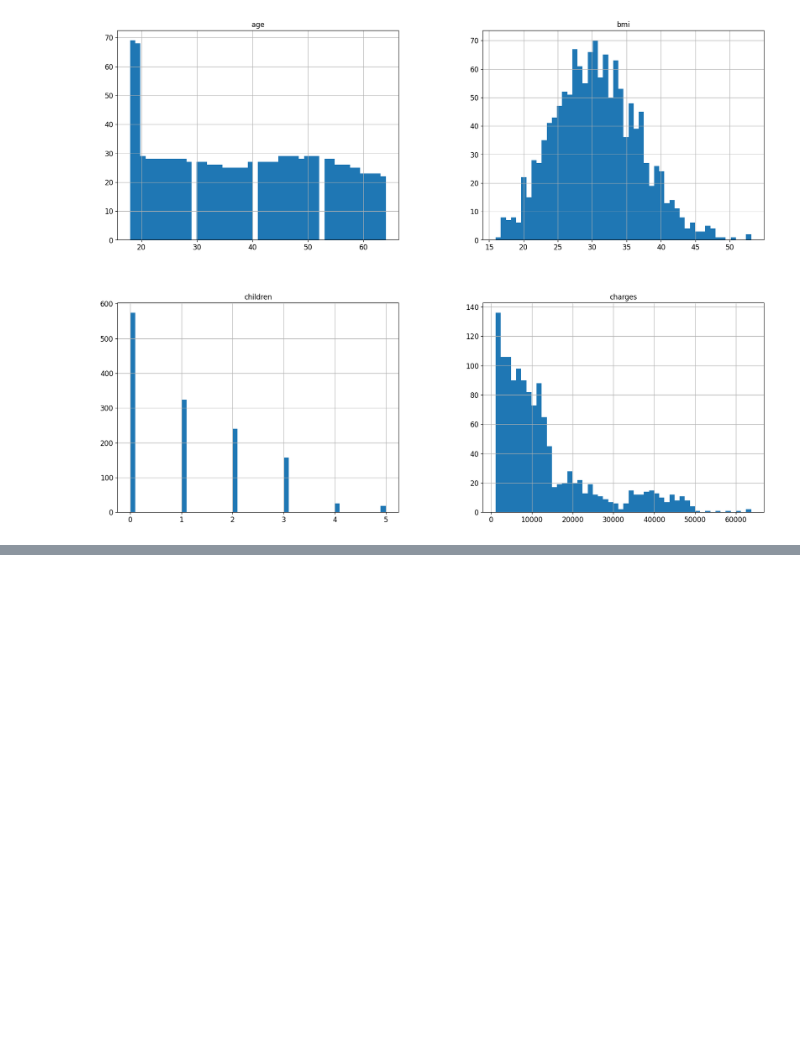
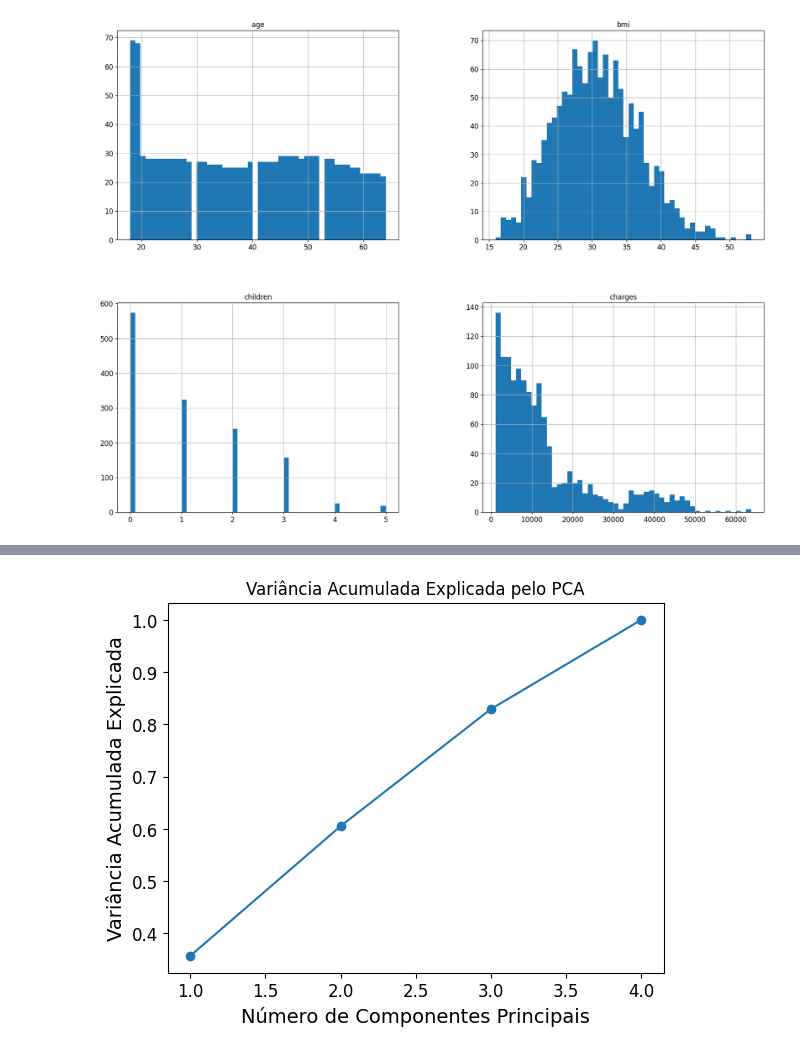
Before and after one commit to pedroigp/FIAP-Tech-Challenge-Fase1, a Jupyter notebook: Tech_Challenge_1.ipynb, the cells around one changed output, grey strips where cells are left out. Saved outputs shown, nothing was run; the diff lists cells and outputs as text; code cells hidden in the pictures; blank space fills up the shorter version.

```diff
--- a/Tech_Challenge_1.ipynb
+++ b/Tech_Challenge_1.ipynb
@@ -155,0 +197,25 @@ array([[<Axes: title={'center': 'age'}>, <Axes: title={'center': 'bmi'}>],
+# %%
+from sklearn.preprocessing import StandardScaler
+from sklearn.decomposition import PCA
+# Normalizando os dados utilizando o standardScaler
+# (Padroniza as features removendo a média e escala a variância a uma unidade.
+# Isso significa que para cada feature, a média seria 0, e o Desvio Padrão seria 1)
+#X = StandardScaler().fit_transform(X)
+#Visualizando nossos dados padronizados
+#df_padronizado = pd.DataFrame(data=X, columns=features)
+#display(df_padronizado.head())
+# Padroniza as variáveis
+scaler = StandardScaler()
+df_padronizado = scaler.fit_transform(df_numerico)
+# Calcula a variância explicada acumulada
+pca = PCA()
+pca.fit(df_padronizado)
+variancia_cumulativa = np.cumsum(pca.explained_variance_ratio_)
+# Visualização da variância explicada acumulada
+plt.plot(range(1, len(variancia_cumulativa) + 1), variancia_cumulativa, marker='o')
+plt.xlabel('Número de Componentes Principais')
+plt.ylabel('Variância Acumulada Explicada')
+plt.title('Variância Acumulada Explicada pelo PCA')
+plt.show()
+# %% [output]
+[figure, added]
```
Also changed, not shown: parts of 7 cells of this notebook.
